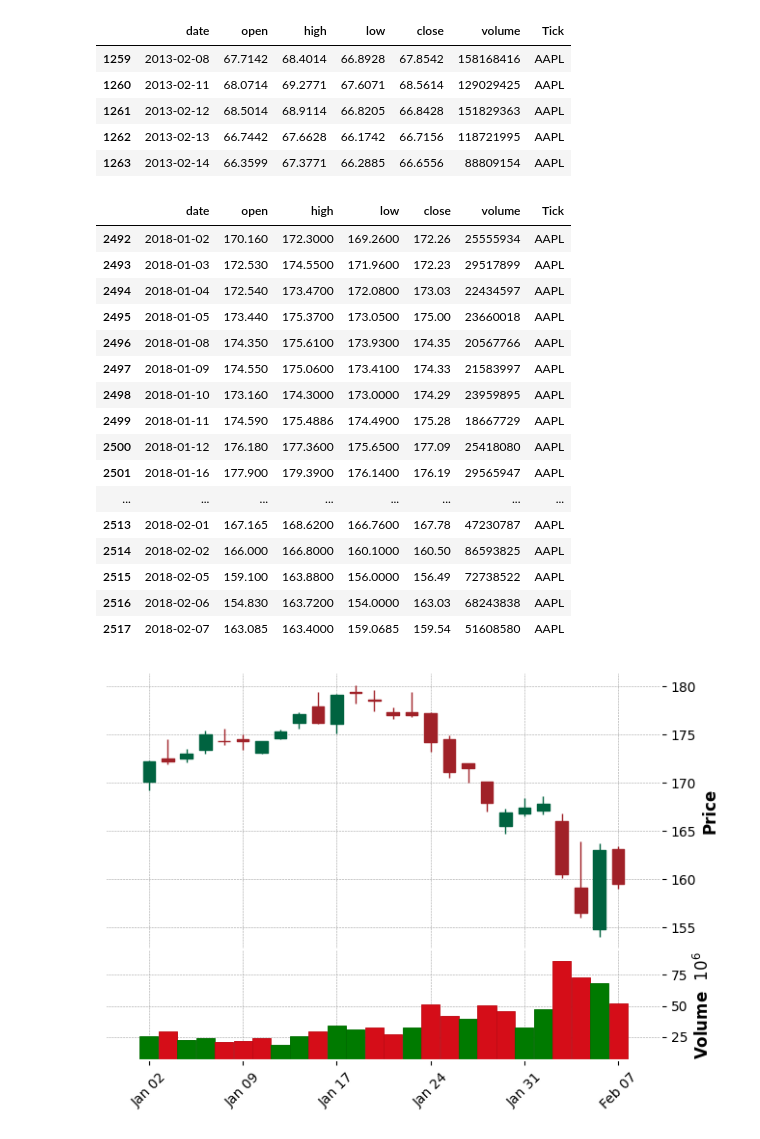
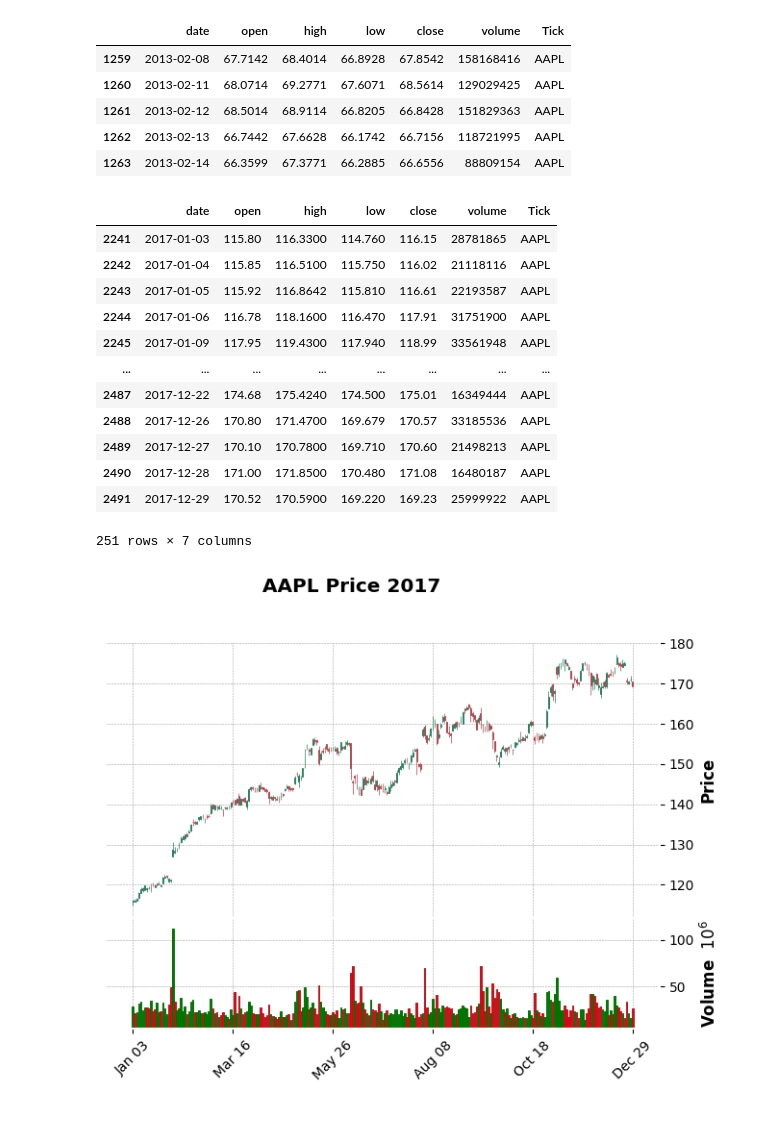
Before and after one commit to ongfong/data_analysis_projects, a Jupyter notebook: candlestick_stock_aapl.ipynb, the cells around one changed output. Drawn from its saved outputs; the diff is of its cells as text; code cells hidden in the pictures.

```diff
--- a/candlestick_stock_aapl.ipynb
+++ b/candlestick_stock_aapl.ipynb
@@ -94,35 +94,32 @@ aapl.head()
 | 1262 | 2013-02-13 | 66.7442 | 67.6628 | 66.1742 | 66.7156 | 118721995 | AAPL |
 | 1263 | 2013-02-14 | 66.3599 | 67.3771 | 66.2885 | 66.6556 | 88809154 | AAPL |
 # %%
-mask = (aapl['date'] > '2018-01-01') & (aapl['date'] <= '2018-12-31')
-aapl_2018 = aapl.loc[mask]
-aapl_2018
+mask = (aapl['date'] >= '2017-01-01') & (aapl['date'] <= '2017-12-31')
+aapl_2017 = aapl.loc[mask]
+aapl_2017
 # %% [output]
 |  | date | open | high | low | close | volume | Tick |
-| 2492 | 2018-01-02 | 170.160 | 172.3000 | 169.2600 | 172.26 | 25555934 | AAPL |
-| 2493 | 2018-01-03 | 172.530 | 174.5500 | 171.9600 | 172.23 | 29517899 | AAPL |
-| 2494 | 2018-01-04 | 172.540 | 173.4700 | 172.0800 | 173.03 | 22434597 | AAPL |
-| 2495 | 2018-01-05 | 173.440 | 175.3700 | 173.0500 | 175.00 | 23660018 | AAPL |
-| 2496 | 2018-01-08 | 174.350 | 175.6100 | 173.9300 | 174.35 | 20567766 | AAPL |
-| 2497 | 2018-01-09 | 174.550 | 175.0600 | 173.4100 | 174.33 | 21583997 | AAPL |
-| 2498 | 2018-01-10 | 173.160 | 174.3000 | 173.0000 | 174.29 | 23959895 | AAPL |
-| 2499 | 2018-01-11 | 174.590 | 175.4886 | 174.4900 | 175.28 | 18667729 | AAPL |
-| 2500 | 2018-01-12 | 176.180 | 177.3600 | 175.6500 | 177.09 | 25418080 | AAPL |
-| 2501 | 2018-01-16 | 177.900 | 179.3900 | 176.1400 | 176.19 | 29565947 | AAPL |
+| 2241 | 2017-01-03 | 115.80 | 116.3300 | 114.760 | 116.15 | 28781865 | AAPL |
+| 2242 | 2017-01-04 | 115.85 | 116.5100 | 115.750 | 116.02 | 21118116 | AAPL |
+| 2243 | 2017-01-05 | 115.92 | 116.8642 | 115.810 | 116.61 | 22193587 | AAPL |
+| 2244 | 2017-01-06 | 116.78 | 118.1600 | 116.470 | 117.91 | 31751900 | AAPL |
+| 2245 | 2017-01-09 | 117.95 | 119.4300 | 117.940 | 118.99 | 33561948 | AAPL |
 | ... | ... | ... | ... | ... | ... | ... | ... |
-| 2513 | 2018-02-01 | 167.165 | 168.6200 | 166.7600 | 167.78 | 47230787 | AAPL |
-| 2514 | 2018-02-02 | 166.000 | 166.8000 | 160.1000 | 160.50 | 86593825 | AAPL |
-| 2515 | 2018-02-05 | 159.100 | 163.8800 | 156.0000 | 156.49 | 72738522 | AAPL |
-| 2516 | 2018-02-06 | 154.830 | 163.7200 | 154.0000 | 163.03 | 68243838 | AAPL |
-| 2517 | 2018-02-07 | 163.085 | 163.4000 | 159.0685 | 159.54 | 51608580 | AAPL |
+| 2487 | 2017-12-22 | 174.68 | 175.4240 | 174.500 | 175.01 | 16349444 | AAPL |
+| 2488 | 2017-12-26 | 170.80 | 171.4700 | 169.679 | 170.57 | 33185536 | AAPL |
+| 2489 | 2017-12-27 | 170.10 | 170.7800 | 169.710 | 170.60 | 21498213 | AAPL |
+| 2490 | 2017-12-28 | 171.00 | 171.8500 | 170.480 | 171.08 | 16480187 | AAPL |
+| 2491 | 2017-12-29 | 170.52 | 170.5900 | 169.220 | 169.23 | 25999922 | AAPL |
+251 rows × 7 columns
 # %%
-aapl_2018.set_index(aapl_2018['date'],inplace=True)
+aapl_2017.set_index(aapl_2017['date'],inplace=True)
 # %%
 fplt.plot(
-    aapl_2018,
+    aapl_2017,
     type='candle',
     style='charles',
-    volume = True
+    title = 'AAPL Price 2017',
+    volume = True,
 )
 # %% [output]
-[figure, old version]
+[figure, new version]
```
